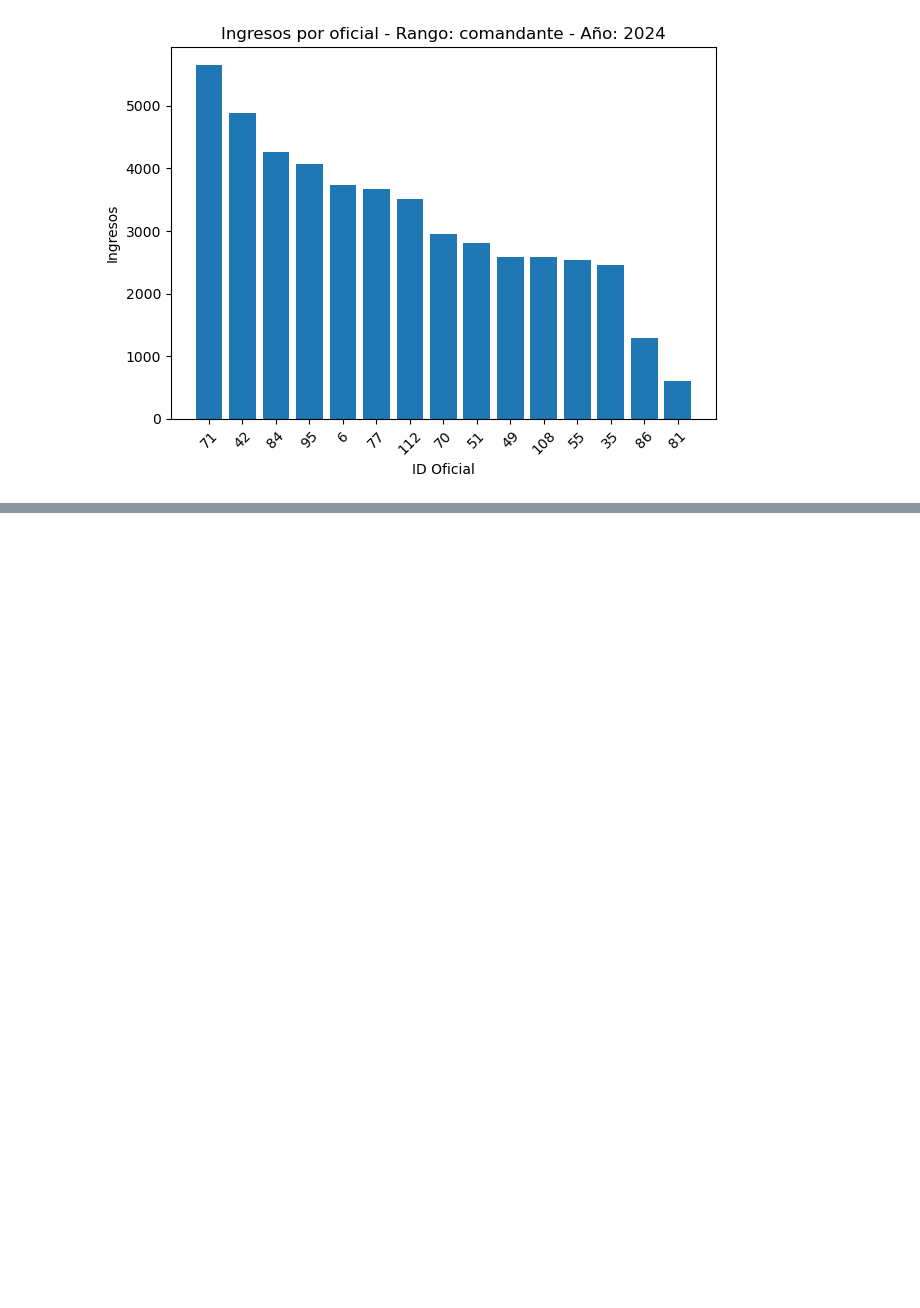
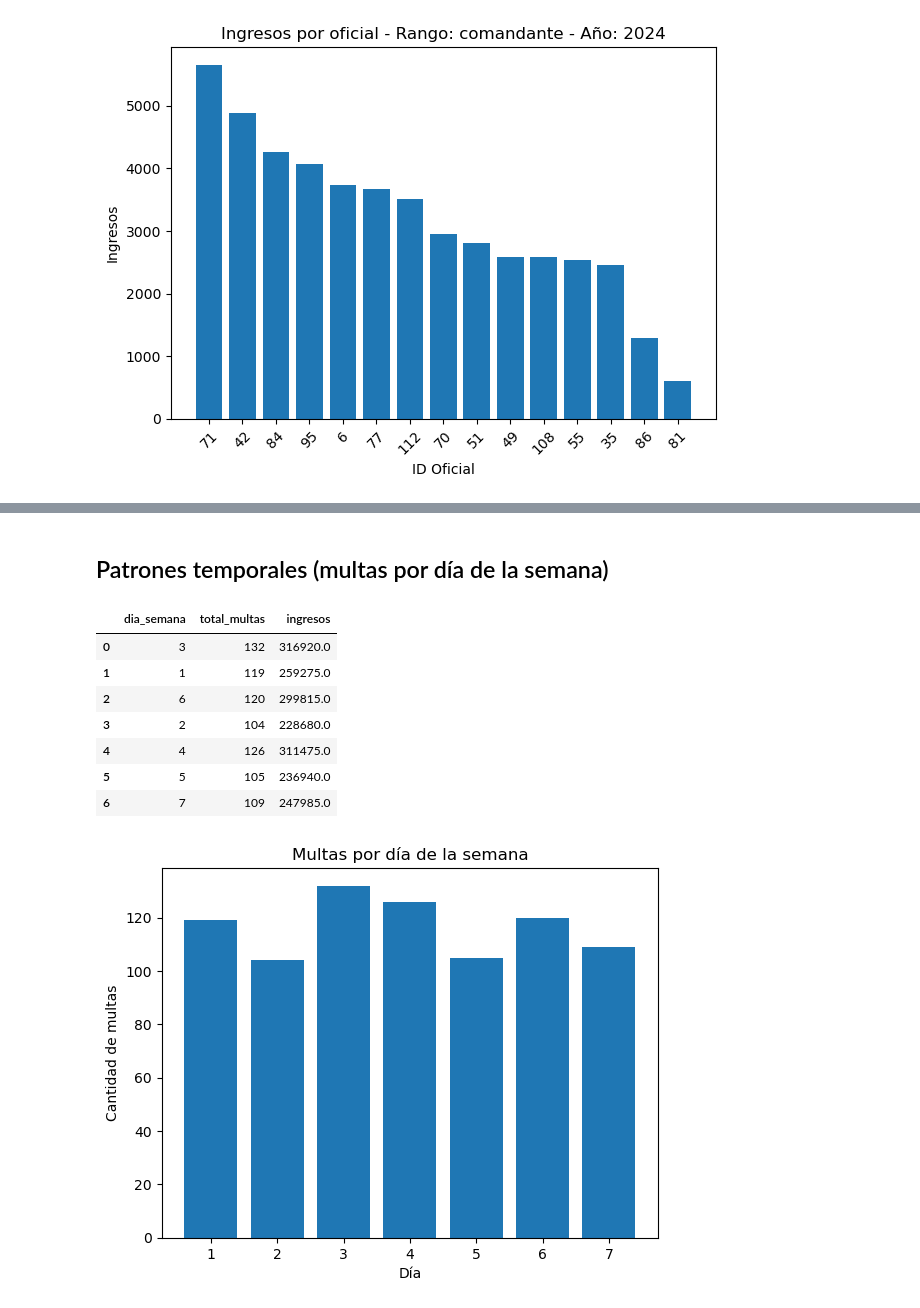
Before and after one commit to AxlSegundo/MD_Practica1_2, a Jupyter notebook: Consultas.ipynb, the cells around one changed output, grey strips where cells are left out. Drawn from its saved outputs; the diff is of its cells as text; code cells hidden in the pictures; blank space fills up the shorter version.

```diff
--- a/Consultas.ipynb
+++ b/Consultas.ipynb
@@ -262,0 +346,33 @@ if not df_dice.empty:
+# %% [markdown]
+## Patrones temporales (multas por día de la semana)
+# %%
+sql_multas_dia_semana = """
+SELECT
+    dt.dia_semana,
+    COUNT(*) AS total_multas,
+    SUM(fm.importe) AS ingresos
+FROM FactMulta fm
+JOIN DimTiempo dt ON dt.time_key = fm.time_key
+GROUP BY dt.dia_semana
+ORDER BY FIELD(dt.dia_semana,'Lunes','Martes','Miércoles','Jueves','Viernes','Sábado','Domingo');
+"""
+df_dias = df_sql(sql_multas_dia_semana)
+display(df_dias)
+
+# Gráfico: barras
+plt.figure()
+plt.bar(df_dias['dia_semana'], df_dias['total_multas'])
+plt.title('Multas por día de la semana')
+plt.xlabel('Día')
+plt.ylabel('Cantidad de multas')
+plt.show()
+# %% [output]
+|  | dia_semana | total_multas | ingresos |
+| 0 | 3 | 132 | 316920.0 |
+| 1 | 1 | 119 | 259275.0 |
+| 2 | 6 | 120 | 299815.0 |
+| 3 | 2 | 104 | 228680.0 |
+| 4 | 4 | 126 | 311475.0 |
+| 5 | 5 | 105 | 236940.0 |
+| 6 | 7 | 109 | 247985.0 |
+[figure, added]
```
Also changed, not shown: parts of 8 cells of this notebook.
